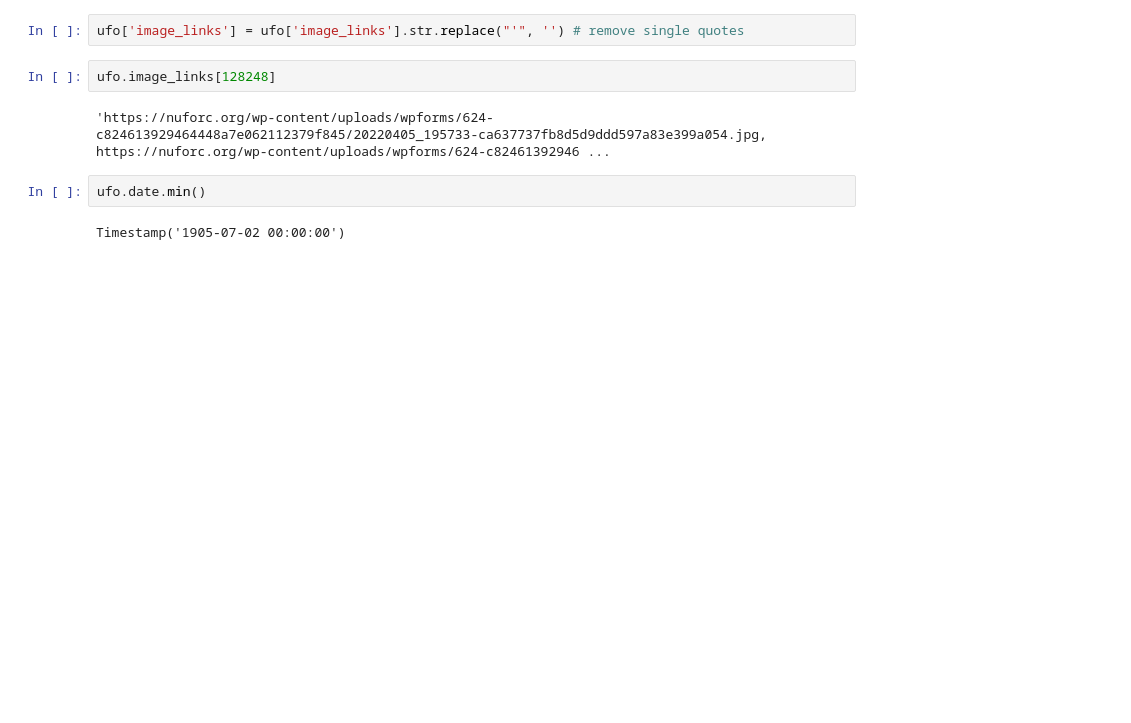
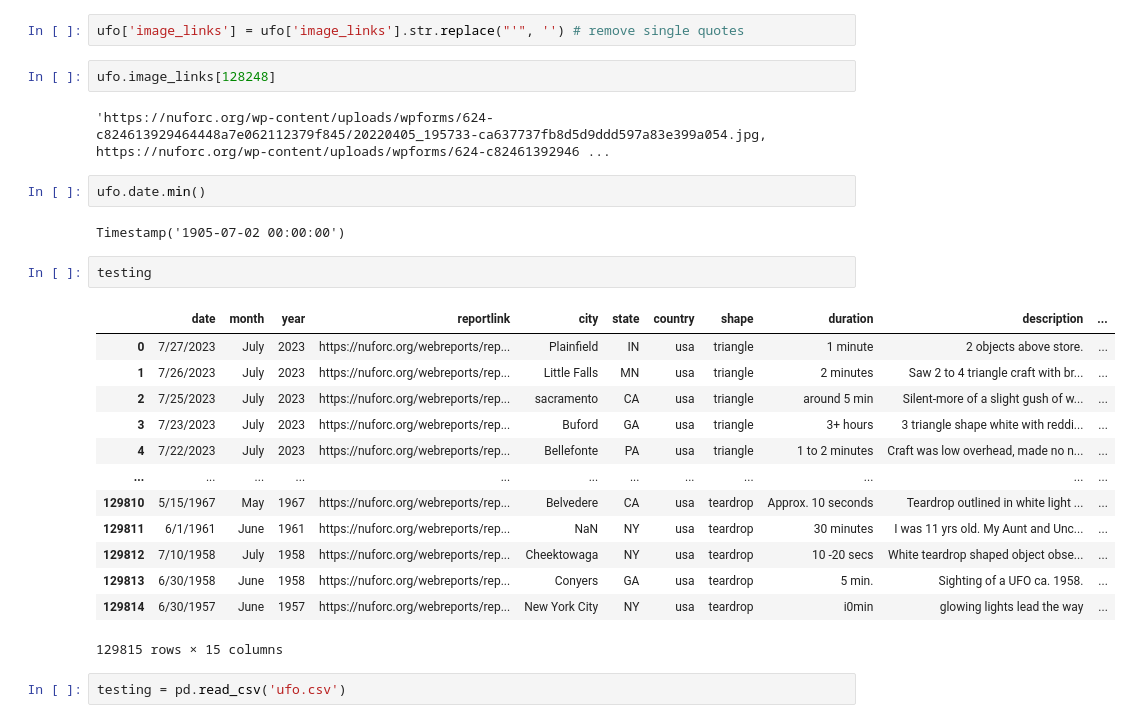
Before and after one commit to NSS-Full-Time-Data-Analytics-10/adam_capstone, a Jupyter notebook: ufo analysis.ipynb, the cells around one changed output. Saved outputs shown, nothing was run; the diff lists cells and outputs as text; blank space fills up the shorter version.

```diff
--- a/ufo analysis.ipynb
+++ b/ufo analysis.ipynb
@@ -146,3 +146,21 @@ ufo.image_links[128248]
 ufo.date.min()
 # %% [output]
 Timestamp('1905-07-02 00:00:00')
+# %%
+testing
+# %% [output]
+|  | date | month | year | reportlink | city | state | country | shape | duration | description | ... |
+| 0 | 7/27/2023 | July | 2023 | https://nuforc.org/webreports/rep... | Plainfield | IN | usa | triangle | 1 minute | 2 objects above store. | ... |
+| 1 | 7/26/2023 | July | 2023 | https://nuforc.org/webreports/rep... | Little Falls | MN | usa | triangle | 2 minutes | Saw 2 to 4 triangle craft with br... | ... |
+| 2 | 7/25/2023 | July | 2023 | https://nuforc.org/webreports/rep... | sacramento | CA | usa | triangle | around 5 min | Silent-more of a slight gush of w... | ... |
+| 3 | 7/23/2023 | July | 2023 | https://nuforc.org/webreports/rep... | Buford | GA | usa | triangle | 3+ hours | 3 triangle shape white with reddi... | ... |
+| 4 | 7/22/2023 | July | 2023 | https://nuforc.org/webreports/rep... | Bellefonte | PA | usa | triangle | 1 to 2 minutes | Craft was low overhead, made no n... | ... |
+| ... | ... | ... | ... | ... | ... | ... | ... | ... | ... | ... | ... |
+| 129810 | 5/15/1967 | May | 1967 | https://nuforc.org/webreports/rep... | Belvedere | CA | usa | teardrop | Approx. 10 seconds | Teardrop outlined in white light ... | ... |
+| 129811 | 6/1/1961 | June | 1961 | https://nuforc.org/webreports/rep... | NaN | NY | usa | teardrop | 30 minutes | I was 11 yrs old. My Aunt and Unc... | ... |
+| 129812 | 7/10/1958 | July | 1958 | https://nuforc.org/webreports/rep... | Cheektowaga | NY | usa | teardrop | 10 -20 secs | White teardrop shaped object obse... | ... |
+| 129813 | 6/30/1958 | June | 1958 | https://nuforc.org/webreports/rep... | Conyers | GA | usa | teardrop | 5 min. | Sighting of a UFO ca. 1958. | ... |
+| 129814 | 6/30/1957 | June | 1957 | https://nuforc.org/webreports/rep... | New York City | NY | usa | teardrop | i0min | glowing lights lead the way | ... |
+129815 rows × 15 columns
+# %%
+testing = pd.read_csv('ufo.csv')
```
Also changed, not shown: parts of 16 cells of this notebook, 7 other files.
